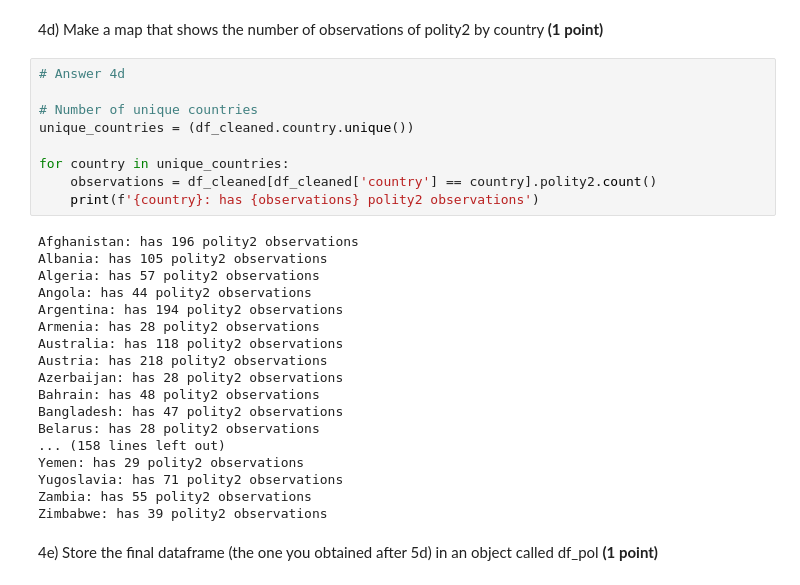
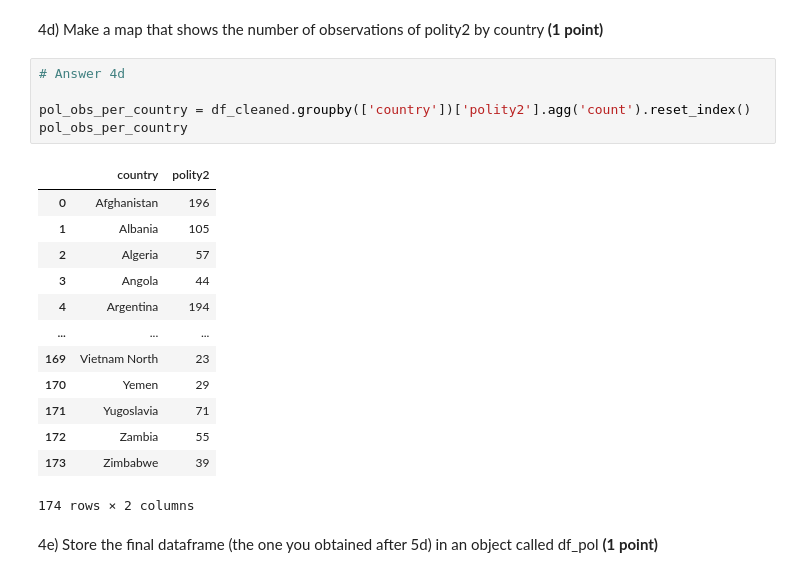
Before and after one commit to percw/class_datascience, a Jupyter notebook: Notebooks/Assignment/individual_assignment/01_individual_assignment.ipynb, the cells around one changed output. Drawn from its saved outputs; the diff is of its cells as text.

```diff
--- a/Notebooks/Assignment/individual_assignment/01_individual_assignment.ipynb
+++ b/Notebooks/Assignment/individual_assignment/01_individual_assignment.ipynb
@@ -344,30 +332,22 @@ dtype: int64
 # %%
 # Answer 4d
 
-# Number of unique countries
-unique_countries = (df_cleaned.country.unique())
-
-for country in unique_countries:
-	observations = df_cleaned[df_cleaned['country'] == country].polity2.count()
-	print(f'{country}: has {observations} polity2 observations')
+pol_obs_per_country = df_cleaned.groupby(['country'])['polity2'].agg('count').reset_index()
+pol_obs_per_country
 # %% [output]
+|  | country | polity2 |
+| 0 | Afghanistan | 196 |
+| 1 | Albania | 105 |
+| 2 | Algeria | 57 |
+| 3 | Angola | 44 |
+| 4 | Argentina | 194 |
+| ... | ... | ... |
+| 169 | Vietnam North | 23 |
+| 170 | Yemen | 29 |
+| 171 | Yugoslavia | 71 |
+| 172 | Zambia | 55 |
+| 173 | Zimbabwe | 39 |
-Afghanistan: has 196 polity2 observations
-Albania: has 105 polity2 observations
-Algeria: has 57 polity2 observations
-Angola: has 44 polity2 observations
-Argentina: has 194 polity2 observations
-Armenia: has 28 polity2 observations
-Australia: has 118 polity2 observations
-Austria: has 218 polity2 observations
-Azerbaijan: has 28 polity2 observations
-Bahrain: has 48 polity2 observations
-Bangladesh: has 47 polity2 observations
-Belarus: has 28 polity2 observations
-... (158 lines left out)
-Yemen: has 29 polity2 observations
-Yugoslavia: has 71 polity2 observations
-Zambia: has 55 polity2 observations
-Zimbabwe: has 39 polity2 observations
+174 rows × 2 columns
 # %% [markdown]
 4e) Store the final dataframe (the one you obtained after 5d) in an object called df_pol **(1 point)**
 # %%
```
Also changed, not shown: parts of 10 cells of this notebook, 3 other files.
